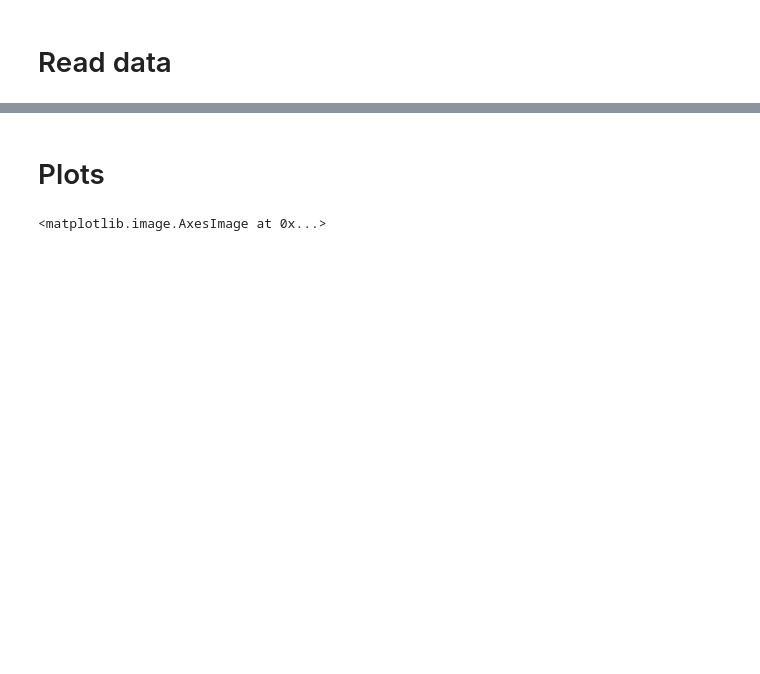
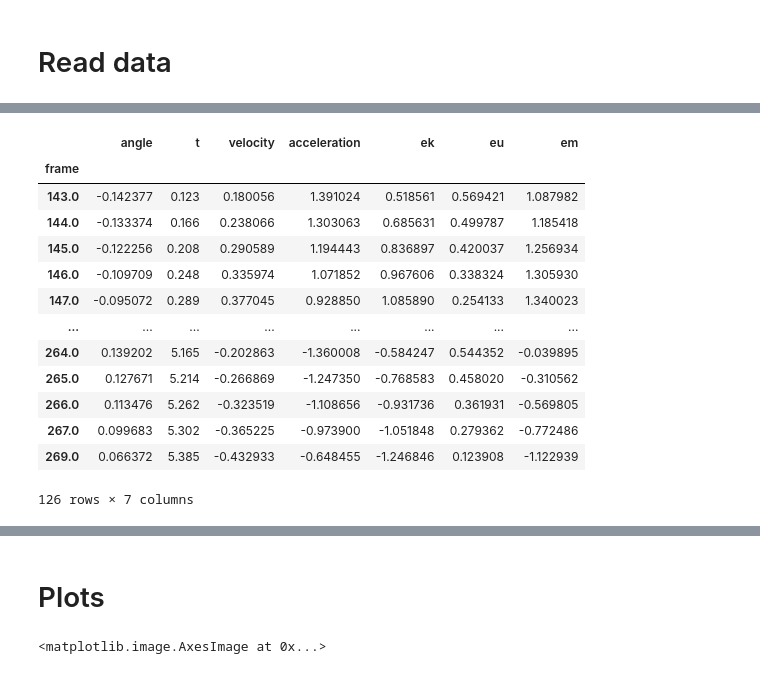
Before and after one commit to SebasGarcia08/simple-harmonic-motion, a Jupyter notebook: harmonic_movement.ipynb, the cells around one changed output, grey strips where cells are left out. Saved outputs shown, nothing was run; the diff lists cells and outputs as text; code cells hidden in the pictures; blank space fills up the shorter version.

```diff
--- a/harmonic_movement.ipynb
+++ b/harmonic_movement.ipynb
@@ -79,0 +149,17 @@ plt.show()
+# %%
+tdf
+# %% [output]
+|  | angle | t | velocity | acceleration | ek | eu | em |
+| frame |  |  |  |  |  |  |  |
+| 143.0 | -0.142377 | 0.123 | 0.180056 | 1.391024 | 0.518561 | 0.569421 | 1.087982 |
+| 144.0 | -0.133374 | 0.166 | 0.238066 | 1.303063 | 0.685631 | 0.499787 | 1.185418 |
+| 145.0 | -0.122256 | 0.208 | 0.290589 | 1.194443 | 0.836897 | 0.420037 | 1.256934 |
+| 146.0 | -0.109709 | 0.248 | 0.335974 | 1.071852 | 0.967606 | 0.338324 | 1.305930 |
+| 147.0 | -0.095072 | 0.289 | 0.377045 | 0.928850 | 1.085890 | 0.254133 | 1.340023 |
+| ... | ... | ... | ... | ... | ... | ... | ... |
+| 264.0 | 0.139202 | 5.165 | -0.202863 | -1.360008 | -0.584247 | 0.544352 | -0.039895 |
+| 265.0 | 0.127671 | 5.214 | -0.266869 | -1.247350 | -0.768583 | 0.458020 | -0.310562 |
+| 266.0 | 0.113476 | 5.262 | -0.323519 | -1.108656 | -0.931736 | 0.361931 | -0.569805 |
+| 267.0 | 0.099683 | 5.302 | -0.365225 | -0.973900 | -1.051848 | 0.279362 | -0.772486 |
+| 269.0 | 0.066372 | 5.385 | -0.432933 | -0.648455 | -1.246846 | 0.123908 | -1.122939 |
+126 rows × 7 columns
```
Also changed, not shown: parts of 19 cells of this notebook, 5 other files.
